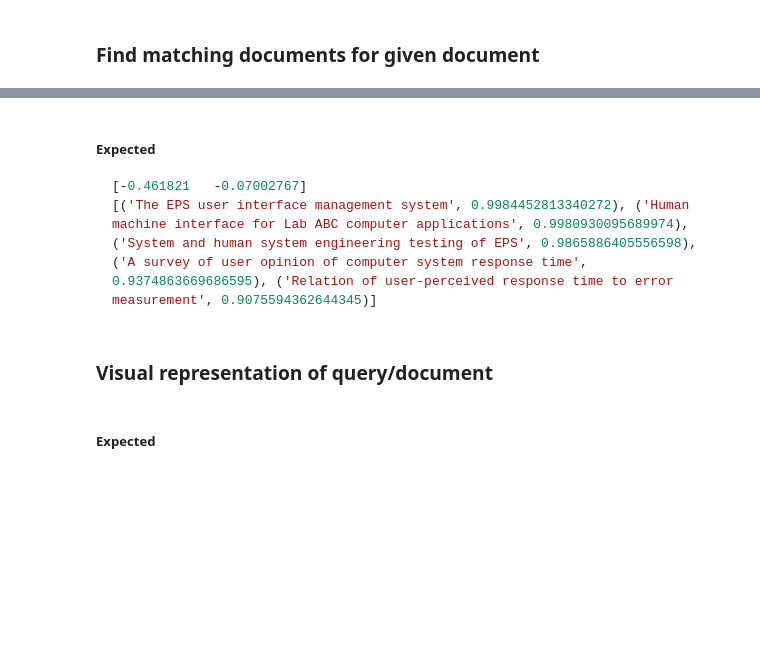
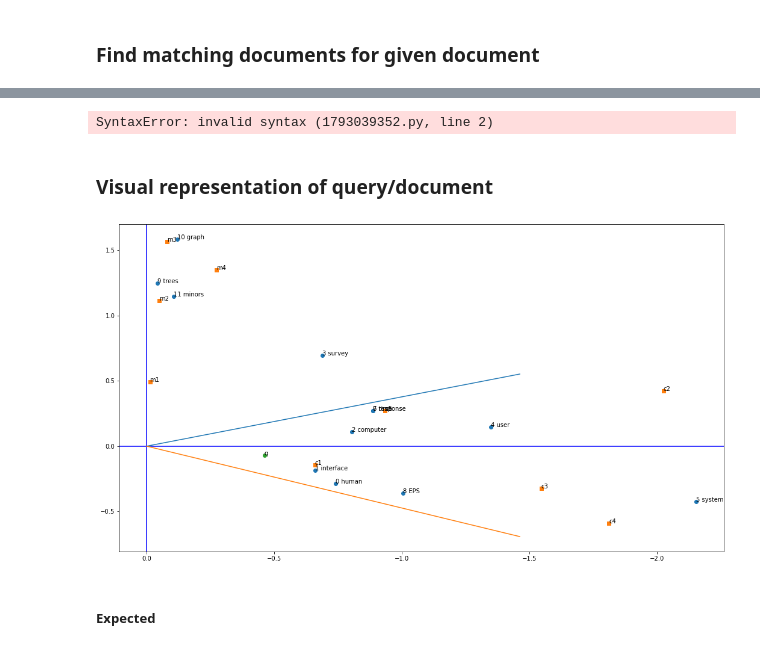
Before and after one commit to dpoulomi/nlp-assignment3, a Jupyter notebook: CS6120NLP_Assignment_3_Summer22.ipynb, the cells around one changed output, grey strips where cells are left out. Saved outputs shown, nothing was run; the diff lists cells and outputs as text; code cells hidden in the pictures; blank space fills up the shorter version.

````diff
--- a/CS6120NLP_Assignment_3_Summer22.ipynb
+++ b/CS6120NLP_Assignment_3_Summer22.ipynb
@@ -465,9 +565,11 @@ else:
-# %% [markdown]
-##### Expected
-```CPP
-[-0.461821   -0.07002767]
-[('The EPS user interface management system', 0.9984452813340272), ('Human machine interface for Lab ABC computer applications', 0.9980930095689974), ('System and human system engineering testing of EPS', 0.9865886405556598), ('A survey of user opinion of computer system response time', 0.9374863669686595), ('Relation of user-perceived response time to error measurement', 0.9075594362644345)]
-```
+# %%
+# Expected
+```CPP
+[-0.461821   -0.07002767]
+[('The EPS user interface management system', 0.9984452813340272), ('Human machine interface for Lab ABC computer applications', 0.9980930095689974), ('System and human system engineering testing of EPS', 0.9865886405556598), ('A survey of user opinion of computer system response time', 0.9374863669686595), ('Relation of user-perceived response time to error measurement', 0.9075594362644345)]
+```
+# %% [output]
+SyntaxError: invalid syntax (1793039352.py, line 2)
 # %% [markdown]
 ### Visual representation of query/document
 # %%
@@ -476,40 +578,51 @@ else:
 #Visualize terms and print coordinates
 
 import matplotlib.pyplot as plt
+import math
 
-plt.rcParams["figure.figsize"] = (14,8.5)
+plt.rcParams["figure.figsize"] = (18,10)
 
 xFactor = Sk[0][0]
 yFactor = Sk[1][1]
 xCordinates = np.array(Uk[:,0] * xFactor)
 yCordinates = np.array(Uk[:,1] * yFactor)
 plt.scatter(xCordinates,yCordinates)
 plt.axhline(y=0, color='b')
 plt.axvline(x=0, color='b')
 words = list(word_to_ix.keys())
 for i in range(len(words)):
     plt.annotate(str(word_to_ix[words[i]]) + ' ' + words[i],(xCordinates[i],yCordinates[i]))
 # plt.show()
 
 
-xFactor = Sk[0][0]
+# xFactor = Sk[0][0]
 
-yFactor = Sk[1][1]
+# yFactor = Sk[1][1]
 
 xCordinates = np.array(Vk_t[:,0] * xFactor)
 yCordinates = np.array(Vk_t[:,1] * yFactor)
 #plt.scatter([data[:,0]],[data[:,1]], marker = 's')
 plt.scatter(xCordinates,yCordinates, marker = 's')
 # plt.axhline(y=0, color='b')
 # plt.axvline(x=0, color='b')
 for i in range(len(docName)):
     plt.annotate(docName[i],(xCordinates[i],yCordinates[i]))
 
 plt.scatter([q_hat[0]],[q_hat[1]])
 plt.annotate("q",(q_hat[0],q_hat[1]))
-# plt.plot(cosines)
+
+query_x = np.array([0,  - 1 + q_hat[0]])
+query_y = np.array([0, q_hat[1] + math.cos(0.9)])
+plt.plot(query_x, query_y)
+
+query_x = np.array([0,  - 1 + q_hat[0]])
+query_y = np.array([0, q_hat[1] - math.cos(0.9)])
+plt.plot(query_x, query_y)
+#plt.plot(np.cos(xCordinates), np.cos(yCordinates))
 plt.gca().invert_xaxis()
 plt.show()
+# %% [output]
+[figure, added]
 # %% [markdown]
 ##### Expected
 
````
Also changed, not shown: parts of 35 cells of this notebook.
